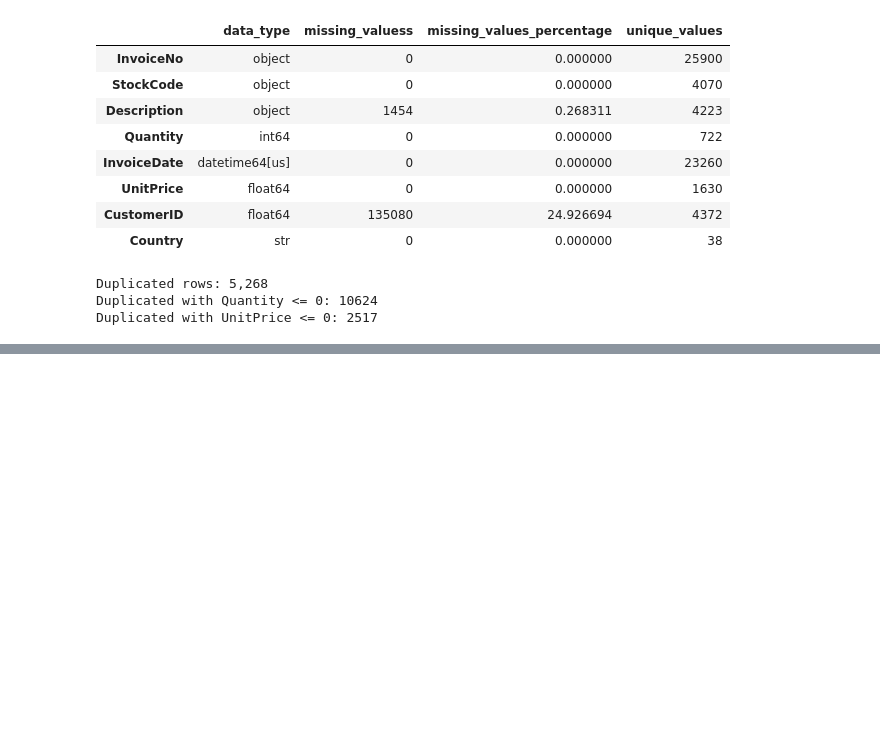
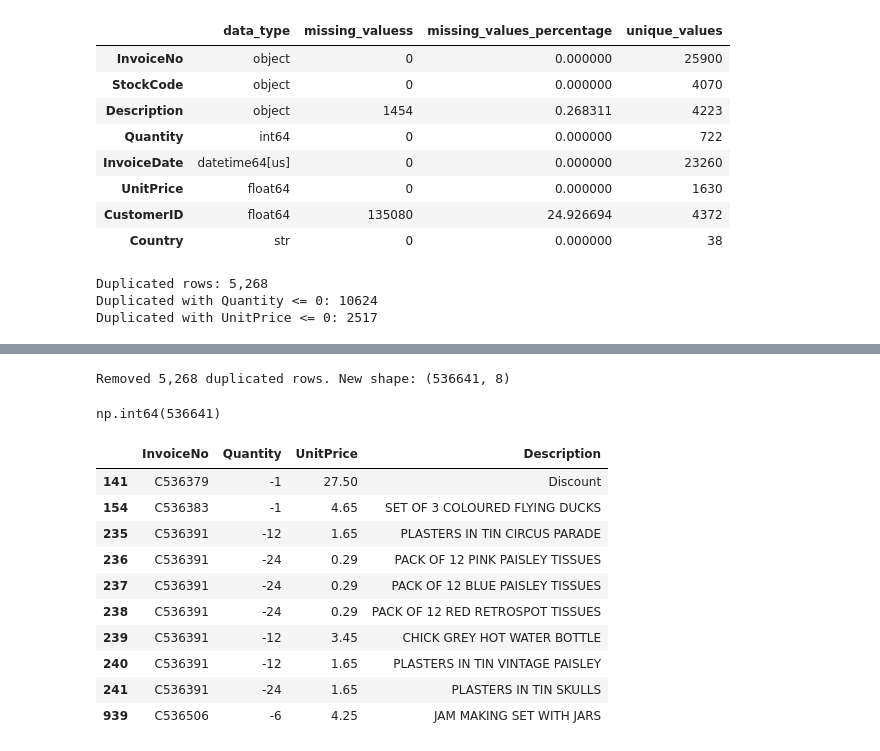
Before and after one commit to Brutva/online-retail-analysis, a Jupyter notebook: notebooks/online_retail_analysis.ipynb, the cells around one changed output, grey strips where cells are left out. Saved outputs shown, nothing was run; the diff lists cells and outputs as text; code cells hidden in the pictures; blank space fills up the shorter version.

```diff
--- a/notebooks/online_retail_analysis.ipynb
+++ b/notebooks/online_retail_analysis.ipynb
@@ -91,0 +104,30 @@ Duplicated with UnitPrice <= 0: 2517
+# %%
+sales_df = df.copy()
+# %%
+duplicate_count =  sales_df.duplicated().sum()
+
+sales_df = sales_df.drop_duplicates()
+
+print(f"Removed {duplicate_count:,} duplicated rows. New shape: {sales_df.shape}")
+# %% [output]
+Removed 5,268 duplicated rows. New shape: (536641, 8)
+# %%
+sales_df["Cancelled"] = sales_df["InvoiceNo"].astype(str).str.startswith("C")
+
+sales_df["Cancelled"].count()
+# %% [output]
+np.int64(536641)
+# %%
+sales_df.loc[sales_df["Cancelled"], ["InvoiceNo", "Quantity", "UnitPrice", "Description"]].head(10)
+# %% [output]
+|  | InvoiceNo | Quantity | UnitPrice | Description |
+| 141 | C536379 | -1 | 27.50 | Discount |
+| 154 | C536383 | -1 | 4.65 | SET OF 3 COLOURED FLYING DUCKS |
+| 235 | C536391 | -12 | 1.65 | PLASTERS IN TIN CIRCUS PARADE |
+| 236 | C536391 | -24 | 0.29 | PACK OF 12 PINK PAISLEY TISSUES |
+| 237 | C536391 | -24 | 0.29 | PACK OF 12 BLUE PAISLEY TISSUES |
+| 238 | C536391 | -24 | 0.29 | PACK OF 12 RED RETROSPOT TISSUES |
+| 239 | C536391 | -12 | 3.45 | CHICK GREY HOT WATER BOTTLE |
+| 240 | C536391 | -12 | 1.65 | PLASTERS IN TIN VINTAGE PAISLEY |
+| 241 | C536391 | -24 | 1.65 | PLASTERS IN TIN SKULLS |
+| 939 | C536506 | -6 | 4.25 | JAM MAKING SET WITH JARS |
```
Also changed, not shown: parts of 9 cells of this notebook.
